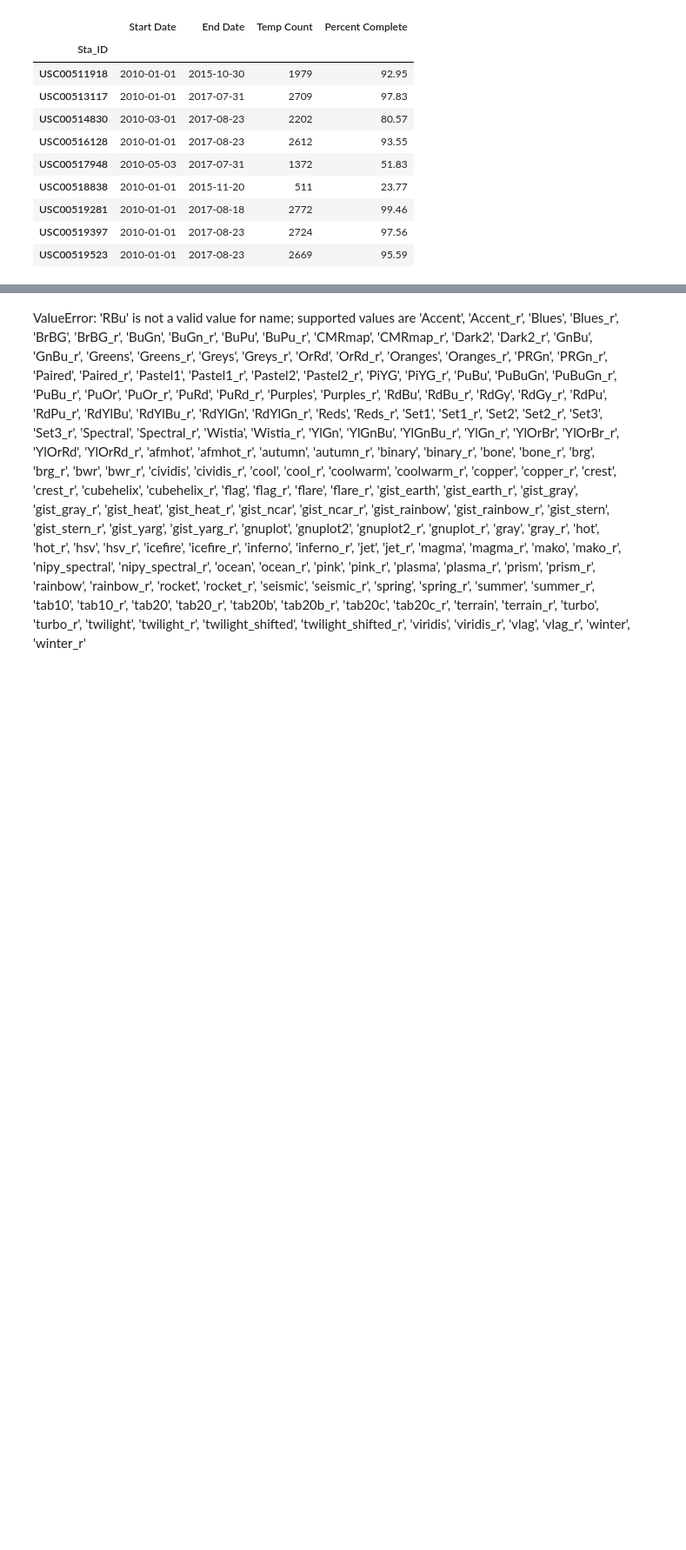
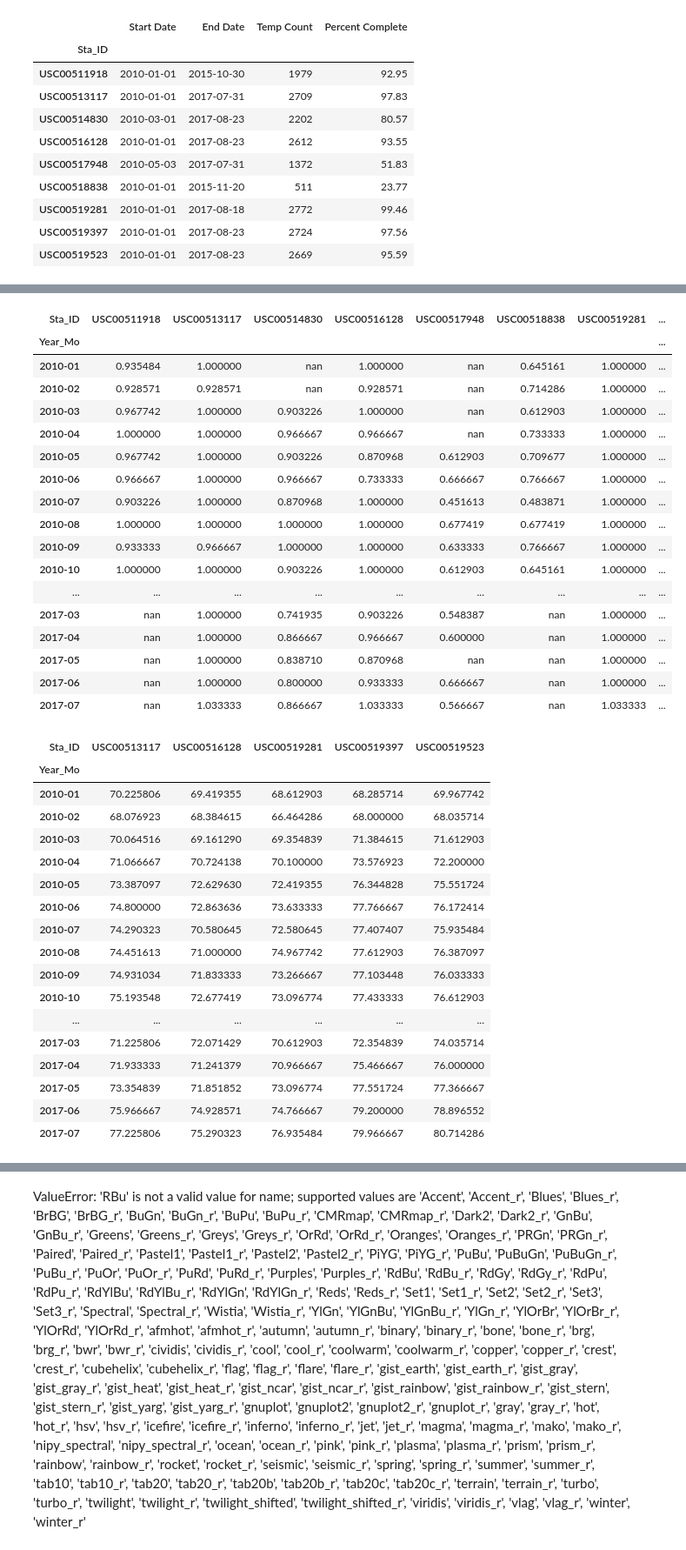
Before and after one commit to Earthscott/sqlalchemy-challenge, a Jupyter notebook: surfs_up_scottjob.ipynb, the cells around one changed output, grey strips where cells are left out. Shown at 87% size. Drawn from its saved outputs; the diff is of its cells as text; code cells hidden in the pictures; blank space fills up the shorter version.

```diff
--- a/surfs_up_scottjob.ipynb
+++ b/surfs_up_scottjob.ipynb
@@ -409,0 +463,49 @@ AttributeError: 'list' object has no attribute 'month'
+# %%
+df_temp_count = pd.pivot_table(df_meas, values='Temp', index='Year_Mo', columns='Sta_ID', aggfunc='count')
+df_temp_pcnt = df_temp_count.divide(s_daysinmonth, axis=0)
+
+cm = sns.light_palette("darkred", as_cmap=True).reversed()
+display(df_temp_pcnt.style.background_gradient(cmap=cm, axis=None))
+
+df_temp_mean = pd.pivot_table(df_meas, values='Temp', index='Year_Mo', columns='Sta_ID', aggfunc='mean')
+
+sta_keep = ['USC00513117','USC00516128','USC00519281','USC00519397','USC00519523']
+df_temp_mean = df_temp_mean[sta_keep]
+display(df_temp_mean.style.background_gradient(cmap='RdYlGn_r', axis=None))
+# %% [output]
+| Sta_ID | USC00511918 | USC00513117 | USC00514830 | USC00516128 | USC00517948 | USC00518838 | USC00519281 | ... |
+| Year_Mo |  |  |  |  |  |  |  | ... |
+| 2010-01 | 0.935484 | 1.000000 | nan | 1.000000 | nan | 0.645161 | 1.000000 | ... |
+| 2010-02 | 0.928571 | 0.928571 | nan | 0.928571 | nan | 0.714286 | 1.000000 | ... |
+| 2010-03 | 0.967742 | 1.000000 | 0.903226 | 1.000000 | nan | 0.612903 | 1.000000 | ... |
+| 2010-04 | 1.000000 | 1.000000 | 0.966667 | 0.966667 | nan | 0.733333 | 1.000000 | ... |
+| 2010-05 | 0.967742 | 1.000000 | 0.903226 | 0.870968 | 0.612903 | 0.709677 | 1.000000 | ... |
+| 2010-06 | 0.966667 | 1.000000 | 0.966667 | 0.733333 | 0.666667 | 0.766667 | 1.000000 | ... |
+| 2010-07 | 0.903226 | 1.000000 | 0.870968 | 1.000000 | 0.451613 | 0.483871 | 1.000000 | ... |
+| 2010-08 | 1.000000 | 1.000000 | 1.000000 | 1.000000 | 0.677419 | 0.677419 | 1.000000 | ... |
+| 2010-09 | 0.933333 | 0.966667 | 1.000000 | 1.000000 | 0.633333 | 0.766667 | 1.000000 | ... |
+| 2010-10 | 1.000000 | 1.000000 | 0.903226 | 1.000000 | 0.612903 | 0.645161 | 1.000000 | ... |
+| ... | ... | ... | ... | ... | ... | ... | ... | ... |
+| 2017-03 | nan | 1.000000 | 0.741935 | 0.903226 | 0.548387 | nan | 1.000000 | ... |
+| 2017-04 | nan | 1.000000 | 0.866667 | 0.966667 | 0.600000 | nan | 1.000000 | ... |
+| 2017-05 | nan | 1.000000 | 0.838710 | 0.870968 | nan | nan | 1.000000 | ... |
+| 2017-06 | nan | 1.000000 | 0.800000 | 0.933333 | 0.666667 | nan | 1.000000 | ... |
+| 2017-07 | nan | 1.033333 | 0.866667 | 1.033333 | 0.566667 | nan | 1.033333 | ... |
+| Sta_ID | USC00513117 | USC00516128 | USC00519281 | USC00519397 | USC00519523 |
+| Year_Mo |  |  |  |  |  |
+| 2010-01 | 70.225806 | 69.419355 | 68.612903 | 68.285714 | 69.967742 |
+| 2010-02 | 68.076923 | 68.384615 | 66.464286 | 68.000000 | 68.035714 |
+| 2010-03 | 70.064516 | 69.161290 | 69.354839 | 71.384615 | 71.612903 |
+| 2010-04 | 71.066667 | 70.724138 | 70.100000 | 73.576923 | 72.200000 |
+| 2010-05 | 73.387097 | 72.629630 | 72.419355 | 76.344828 | 75.551724 |
+| 2010-06 | 74.800000 | 72.863636 | 73.633333 | 77.766667 | 76.172414 |
+| 2010-07 | 74.290323 | 70.580645 | 72.580645 | 77.407407 | 75.935484 |
+| 2010-08 | 74.451613 | 71.000000 | 74.967742 | 77.612903 | 76.387097 |
+| 2010-09 | 74.931034 | 71.833333 | 73.266667 | 77.103448 | 76.033333 |
+| 2010-10 | 75.193548 | 72.677419 | 73.096774 | 77.433333 | 76.612903 |
+| ... | ... | ... | ... | ... | ... |
+| 2017-03 | 71.225806 | 72.071429 | 70.612903 | 72.354839 | 74.035714 |
+| 2017-04 | 71.933333 | 71.241379 | 70.966667 | 75.466667 | 76.000000 |
+| 2017-05 | 73.354839 | 71.851852 | 73.096774 | 77.551724 | 77.366667 |
+| 2017-06 | 75.966667 | 74.928571 | 74.766667 | 79.200000 | 78.896552 |
+| 2017-07 | 77.225806 | 75.290323 | 76.935484 | 79.966667 | 80.714286 |
```
Also changed, not shown: parts of 14 cells of this notebook.
